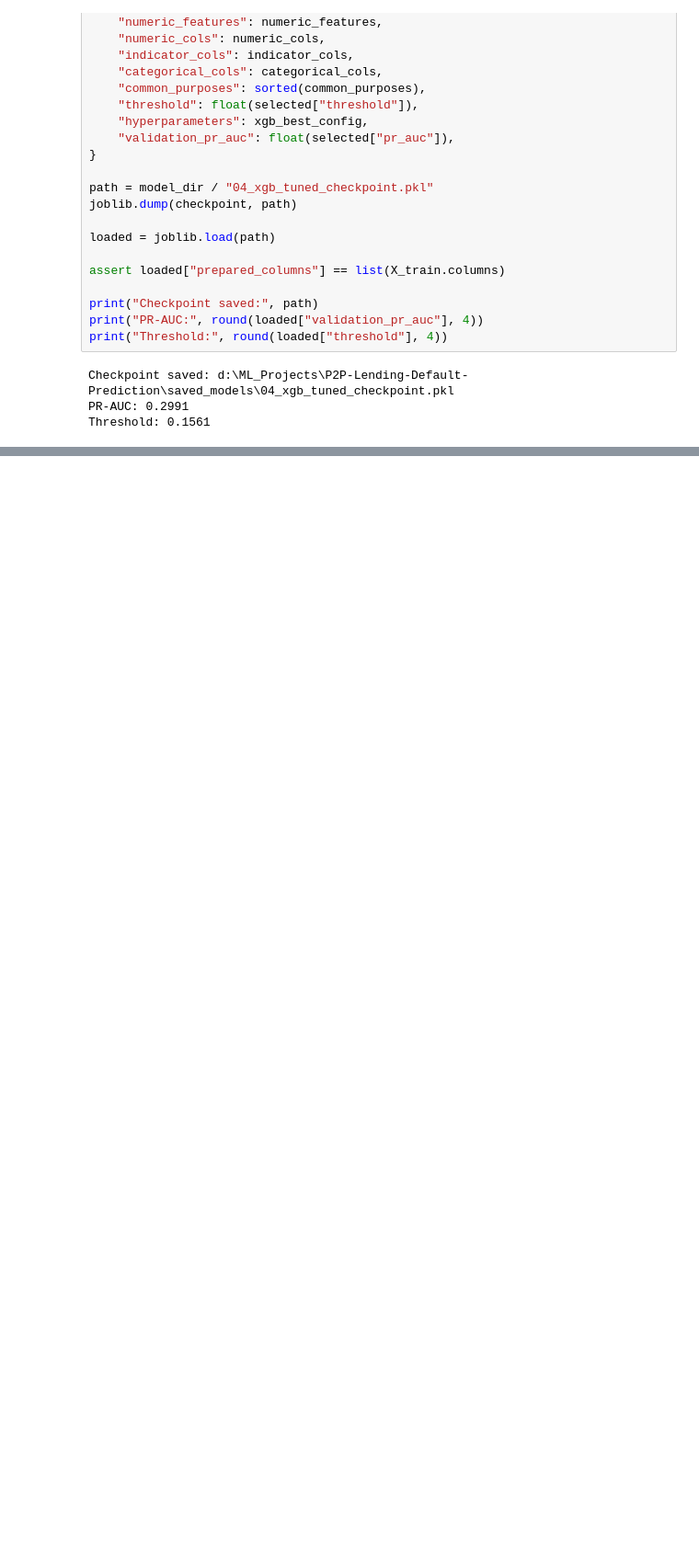
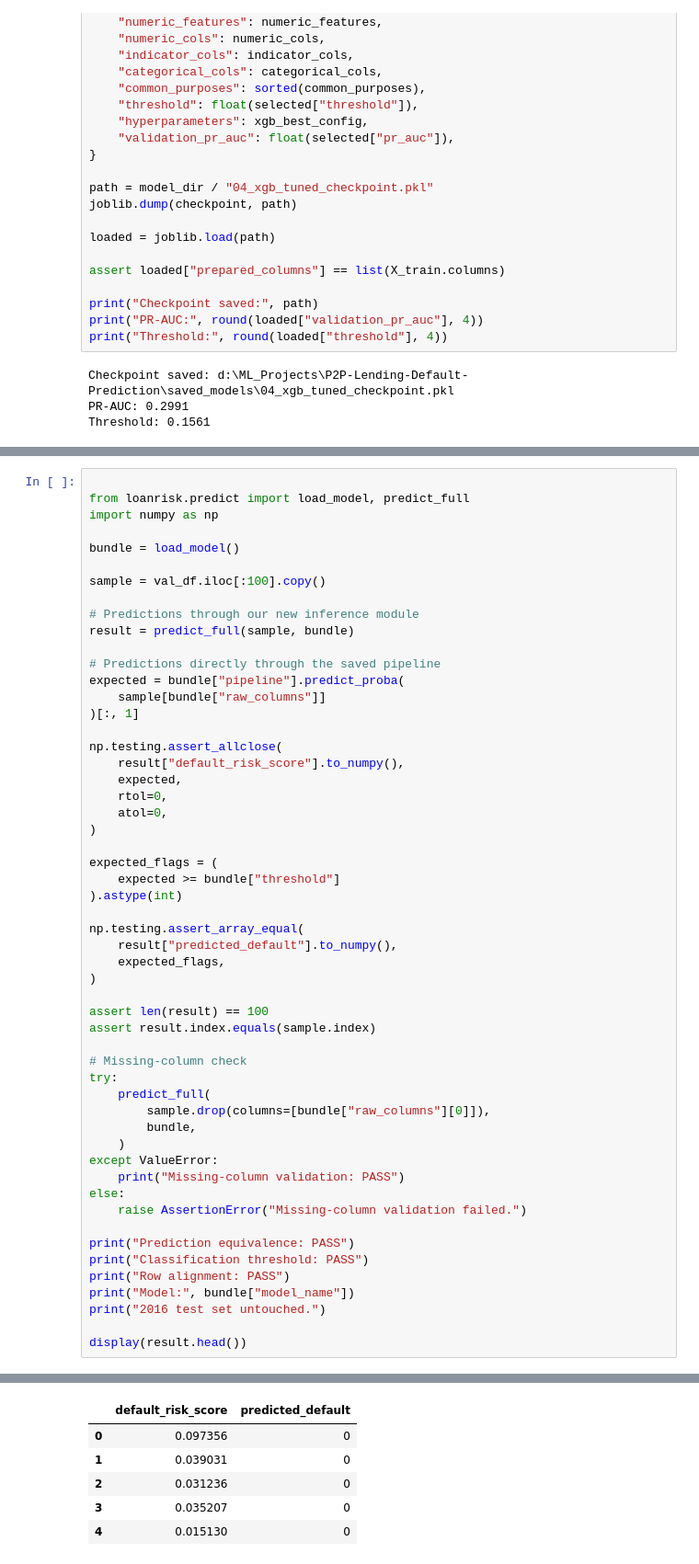
Before and after one commit to kaushal-trada/P2P-Lending-Default-Prediction, a Jupyter notebook: notebooks/04_model_improvements.ipynb, the cells around one changed output, grey strips where cells are left out. Shown at 92% size. Cells and saved outputs as stored; diff of their text form; blank space fills up the shorter version.

Commit message:
model selected and tested

```diff
--- a/notebooks/04_model_improvements.ipynb
+++ b/notebooks/04_model_improvements.ipynb
@@ -1644,0 +1801,55 @@ Threshold: 0.1561
+# %%
+
+from loanrisk.predict import load_model, predict_full
+import numpy as np
+
+bundle = load_model()
+
+sample = val_df.iloc[:100].copy()
+
+# Predictions through our new inference module
+result = predict_full(sample, bundle)
+
+# Predictions directly through the saved pipeline
+expected = bundle["pipeline"].predict_proba(
+    sample[bundle["raw_columns"]]
+)[:, 1]
+
+np.testing.assert_allclose(
+    result["default_risk_score"].to_numpy(),
+    expected,
+    rtol=0,
+    atol=0,
+)
+
+expected_flags = (
+    expected >= bundle["threshold"]
+).astype(int)
+
+np.testing.assert_array_equal(
+    result["predicted_default"].to_numpy(),
+    expected_flags,
+)
+
+assert len(result) == 100
+assert result.index.equals(sample.index)
+
+# Missing-column check
+try:
+    predict_full(
+        sample.drop(columns=[bundle["raw_columns"][0]]),
+        bundle,
+    )
+except ValueError:
+    print("Missing-column validation: PASS")
+else:
+    raise AssertionError("Missing-column validation failed.")
+
+print("Prediction equivalence: PASS")
+print("Classification threshold: PASS")
+print("Row alignment: PASS")
+print("Model:", bundle["model_name"])
+print("2016 test set untouched.")
+
+display(result.head())
+# %% [output]
@@ -1644,0 +1862,6 @@ Threshold: 0.1561
+|  | default_risk_score | predicted_default |
+| 0 | 0.097356 | 0 |
+| 1 | 0.039031 | 0 |
+| 2 | 0.031236 | 0 |
+| 3 | 0.035207 | 0 |
+| 4 | 0.015130 | 0 |
```
Also changed, not shown: parts of 6 cells of this notebook, 15 other files.
